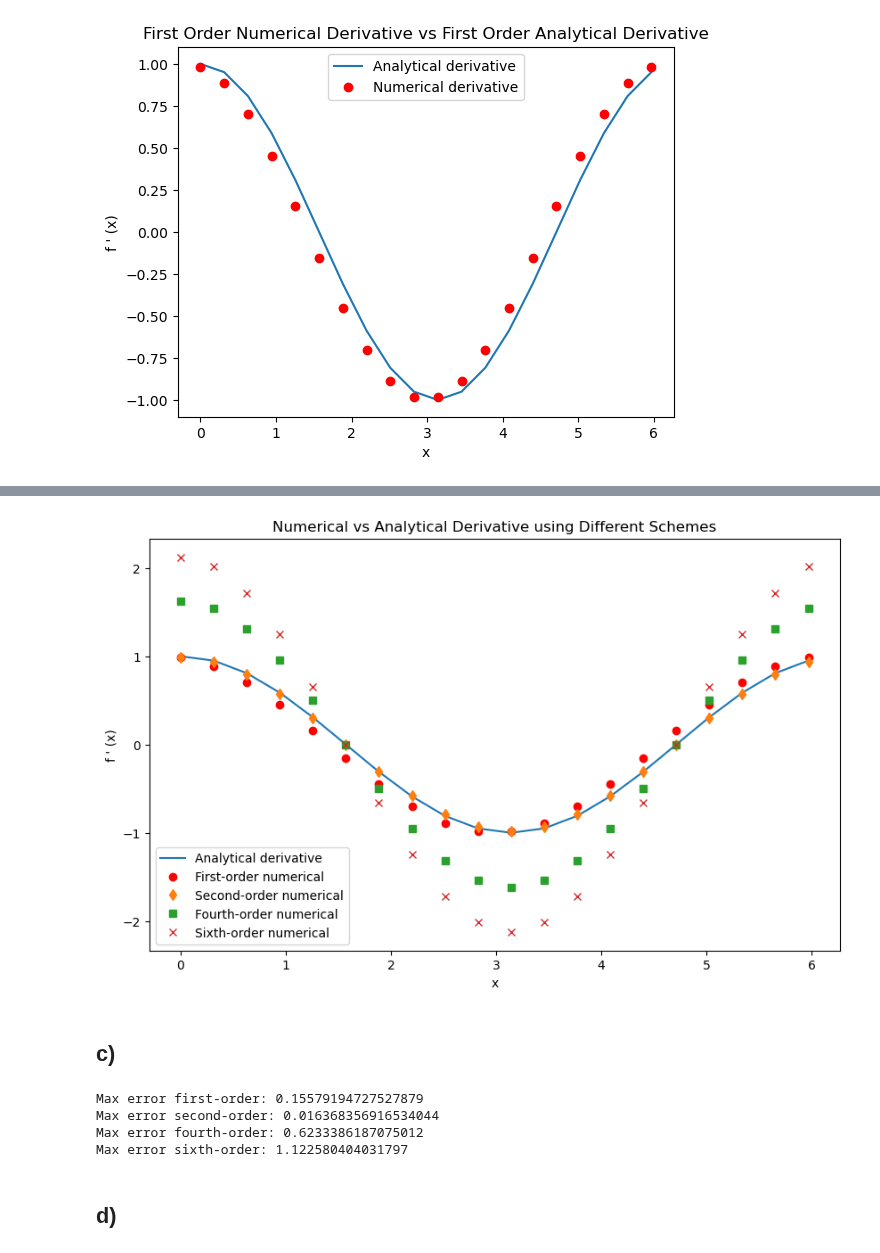
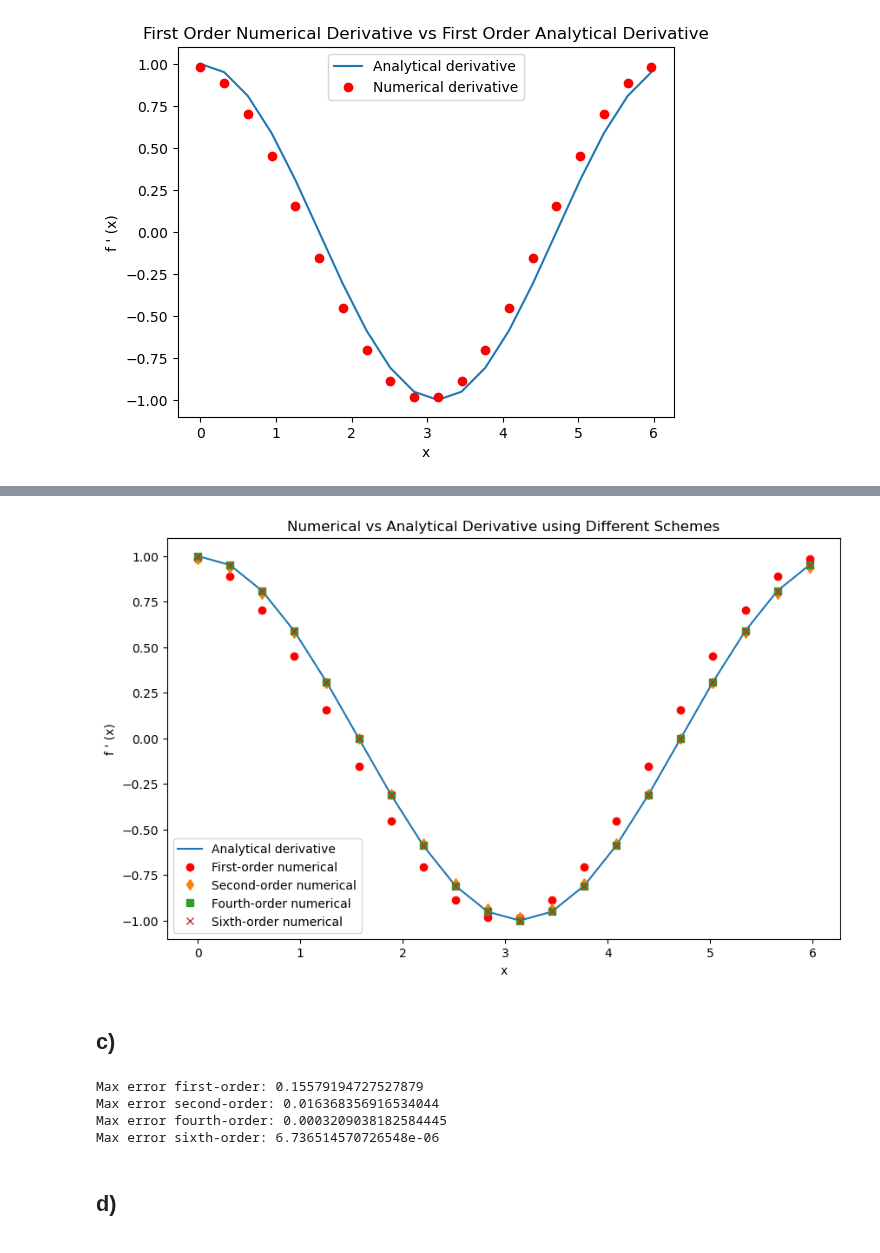
Before and after one commit to Katikistan/NumeP, a Jupyter notebook: week1/week1.ipynb, the cells around one changed output, grey strips where cells are left out. Cells and saved outputs as stored; diff of their text form; code cells hidden in the pictures.

```diff
--- a/week1/week1.ipynb
+++ b/week1/week1.ipynb
@@ -30,32 +50,33 @@ plt.show()
 # %%
 def second_order(fx, dx):
     return (np.roll(fx, -1) - np.roll(fx, 1)) / (2 * dx)
 
 def fourth_order(fx, dx):
-    return (np.roll(fx, -2) - np.roll(fx, 2) + 8 * np.roll(fx, -1) - 8 * np.roll(fx, 1)) / (12 * dx)
+    return (np.roll(fx, 2) - 8 * np.roll(fx, 1) + 8 * np.roll(fx, -1) - np.roll(fx, -2)) / (12 * dx)
 
 def sixth_order(fx, dx):
-    return (np.roll(fx, -3) - np.roll(fx, 3) + 9 * np.roll(fx, -2) - 9 * np.roll(fx, 2) + 45 * np.roll(fx, -1) - 45 * np.roll(fx, 1)) / (60 * dx)
+    return (np.roll(fx, -3) - 9 * np.roll(fx, -2) + 45 * np.roll(fx, -1) - 45 * np.roll(fx, 1) +
+            9 * np.roll(fx, 2) - np.roll(fx, 3)) / (60 * dx)
 
 f_prime_second_order = second_order(fx, dx)
 f_prime_fourth_order = fourth_order(fx, dx)
 f_prime_sixth_order = sixth_order(fx, dx)
 
 # Plot the results
 # set figure size
 plt.figure(figsize=(10, 6)) # otherwise legend is blocking the plot
 plt.plot(x, f_prime_analytical, label='Analytical derivative')
 plt.plot(x, f_prime_numerical, 'ro', label='First-order numerical')
 plt.plot(x, f_prime_second_order, 'd', label='Second-order numerical')
 plt.plot(x, f_prime_fourth_order, 's', label='Fourth-order numerical')
 plt.plot(x, f_prime_sixth_order, 'x', label='Sixth-order numerical')
 plt.xlabel('x')
 plt.ylabel("f ' (x)")
 plt.legend()
 plt.title('Numerical vs Analytical Derivative using Different Schemes')
 plt.show()
 # %% [output]
-[figure, old version]
+[figure, new version]
 # %% [markdown]
 ## c)
 # %%
@@ -71,8 +92,8 @@ print(f"Max error sixth-order: {max_error_sixth_order}")
 # %% [output]
 Max error first-order: 0.15579194727527879
 Max error second-order: 0.016368356916534044
-Max error fourth-order: 0.6233386187075012
-Max error sixth-order: 1.122580404031797
+Max error fourth-order: 0.0003209038182584445
+Max error sixth-order: 6.736514570726548e-06
 # %% [markdown]
 ## d)
 # %%
```
Also changed, not shown: parts of 14 cells of this notebook.
